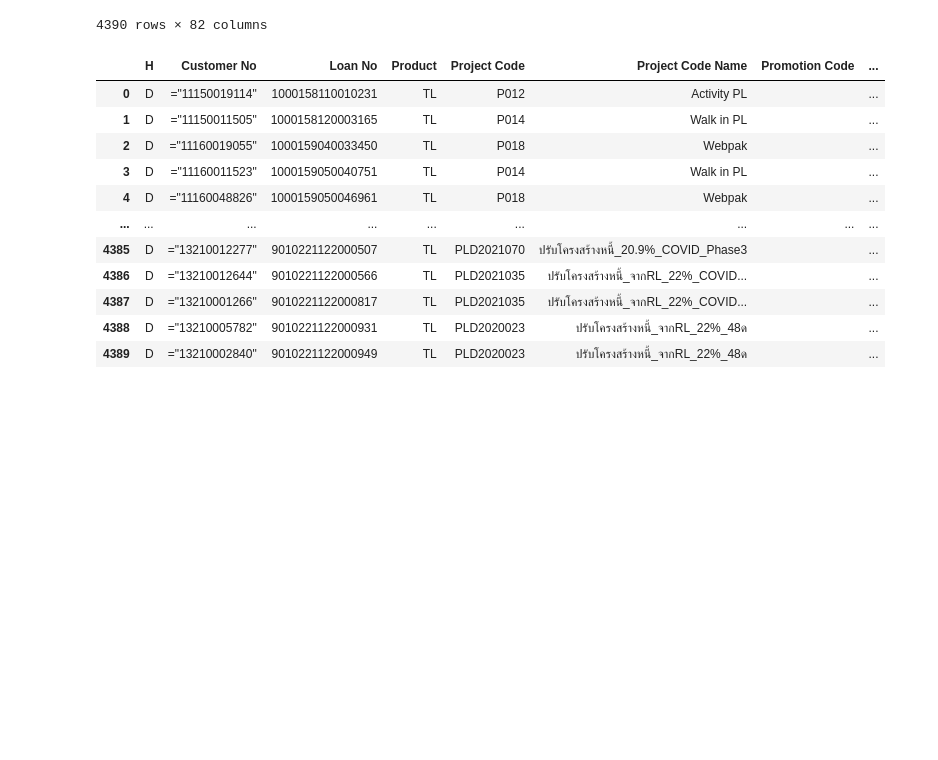
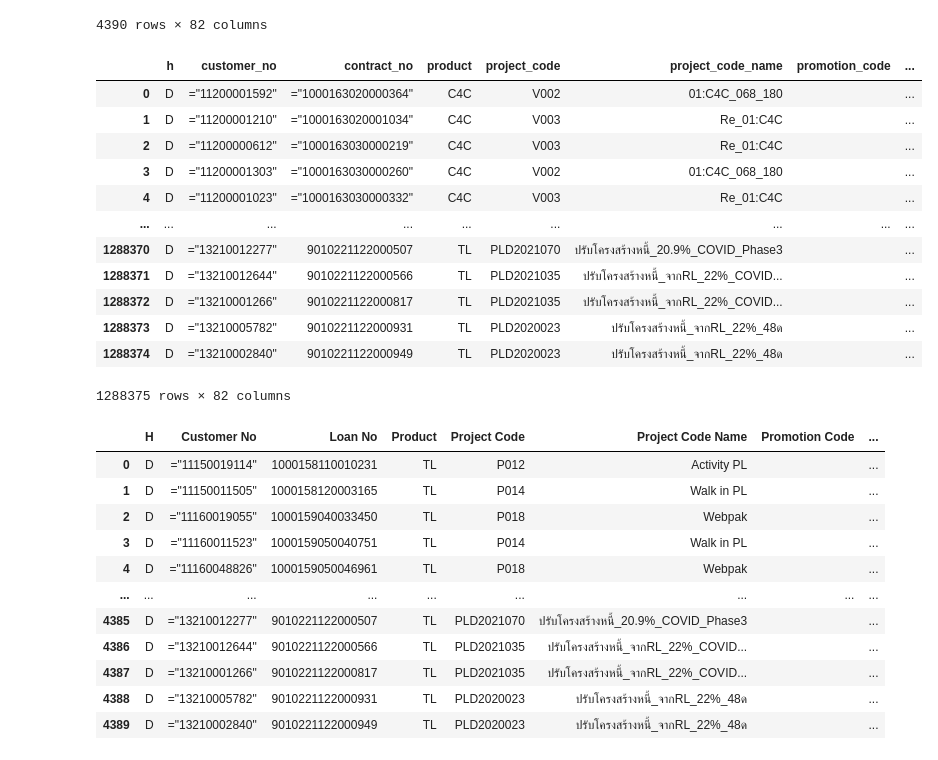
Before and after one commit to Sireetron/kbj_automation, a Jupyter notebook: 99 Cscore/cscore.ipynb, the cells around one changed output. Cells and saved outputs as stored; diff of their text form; code cells hidden in the pictures; blank space fills up the shorter version.

```diff
--- a/99 Cscore/cscore.ipynb
+++ b/99 Cscore/cscore.ipynb
@@ -444,7 +477,9 @@ df_list = []  # Store individual DataFrames
 
 for file in files:
     print(f"Reading {file}...")
-    df = pd.read_excel(file)
+    path = glob.glob(f"{file}")[0].split('\\')[-1]
+    # print(path)
+    df = read_file('./input/ar_all/',path)
     df_list.append(df)
 # %% [output]
 Reading ./Input/ar_all\TDR_ALL_LIST_FEB_2025.xlsx...
@@ -465,6 +520,22 @@ data_tdr
 | 4388 | D | ="13210005782" | 9010221122000931 | TL | PLD2020023 | ปรับโครงสร้างหนี้_จากRL_22%_48ด |  | ... |
 | 4389 | D | ="13210002840" | 9010221122000949 | TL | PLD2020023 | ปรับโครงสร้างหนี้_จากRL_22%_48ด |  | ... |
 4390 rows × 82 columns
+# %%
+clean_column_names(data_tdr)
+# %% [output]
+|  | h | customer_no | contract_no | product | project_code | project_code_name | promotion_code | ... |
+| 0 | D | ="11200001592" | ="1000163020000364" | C4C | V002 | 01:C4C_068_180 |  | ... |
+| 1 | D | ="11200001210" | ="1000163020001034" | C4C | V003 | Re_01:C4C |  | ... |
+| 2 | D | ="11200000612" | ="1000163030000219" | C4C | V003 | Re_01:C4C |  | ... |
+| 3 | D | ="11200001303" | ="1000163030000260" | C4C | V002 | 01:C4C_068_180 |  | ... |
+| 4 | D | ="11200001023" | ="1000163030000332" | C4C | V003 | Re_01:C4C |  | ... |
+| ... | ... | ... | ... | ... | ... | ... | ... | ... |
+| 1288370 | D | ="13210012277" | 9010221122000507 | TL | PLD2021070 | ปรับโครงสร้างหนี้_20.9%_COVID_Phase3 |  | ... |
+| 1288371 | D | ="13210012644" | 9010221122000566 | TL | PLD2021035 | ปรับโครงสร้างหนี้_จากRL_22%_COVID... |  | ... |
+| 1288372 | D | ="13210001266" | 9010221122000817 | TL | PLD2021035 | ปรับโครงสร้างหนี้_จากRL_22%_COVID... |  | ... |
+| 1288373 | D | ="13210005782" | 9010221122000931 | TL | PLD2020023 | ปรับโครงสร้างหนี้_จากRL_22%_48ด |  | ... |
+| 1288374 | D | ="13210002840" | 9010221122000949 | TL | PLD2020023 | ปรับโครงสร้างหนี้_จากRL_22%_48ด |  | ... |
+1288375 rows × 82 columns
 # %%
 import re
 data_tdr['Loan No'] = data_tdr['Loan No'].astype(str).apply(lambda x: re.sub(r'\D', '', x))
```
Also changed, not shown: parts of 22 cells of this notebook, 14 other files.
